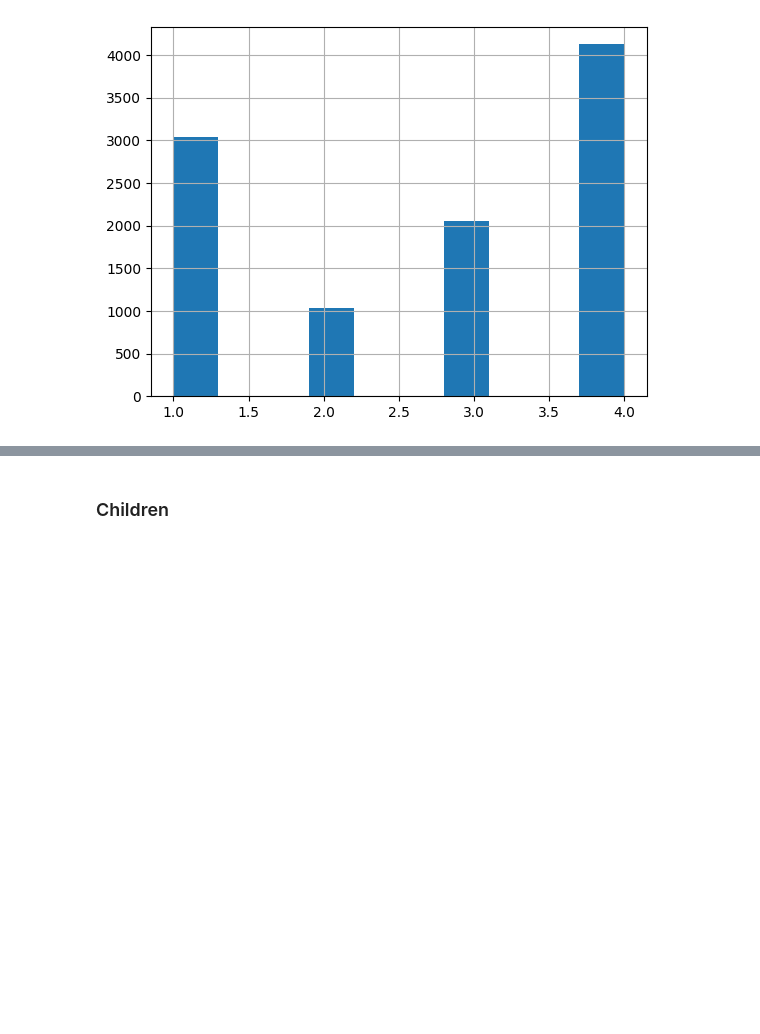
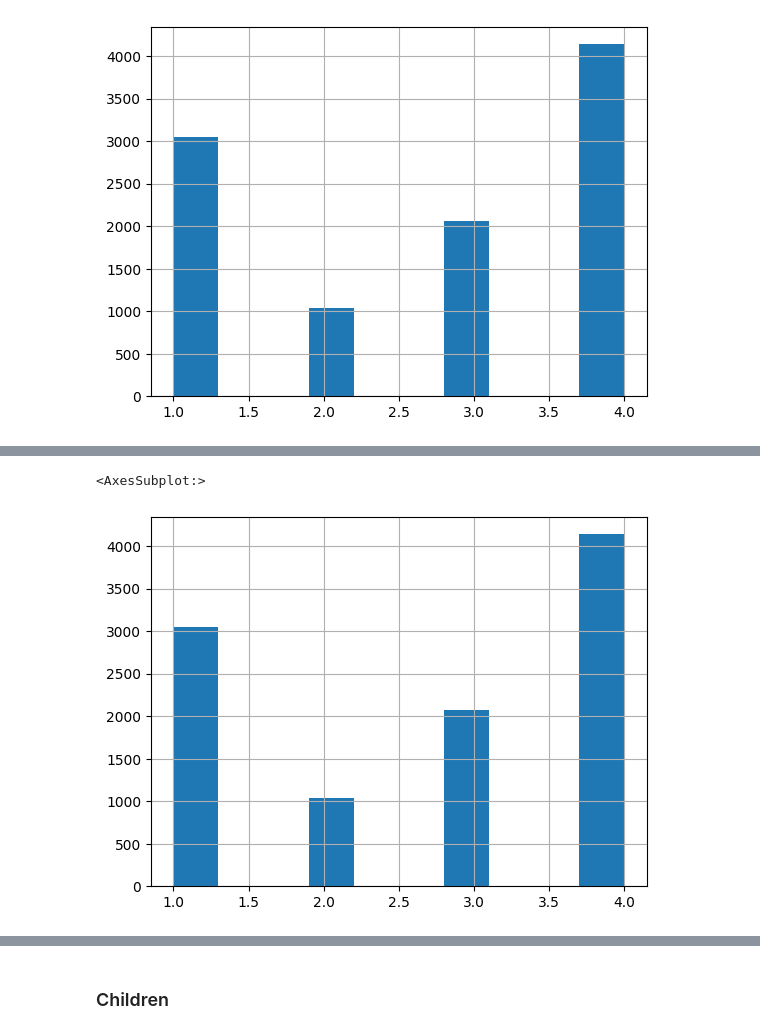
Before and after one commit to joicepreuss/DataMiningHMW--A2ZInsurance, a Jupyter notebook: A2ZInsurance.ipynb, the cells around one changed output, grey strips where cells are left out. Cells and saved outputs as stored; diff of their text form; code cells hidden in the pictures; blank space fills up the shorter version.

```diff
--- a/A2ZInsurance.ipynb
+++ b/A2ZInsurance.ipynb
@@ -340,7 +358,7 @@ MonthSal Before Median: 2501.0
 MonthSal Before Mean: 2506.51
 MonthSal Before Std: 1157.60
 # %%
-df = df[df['MonthSal'] < 10000]
+df = df[(df['MonthSal'] < 10000)|(df['MonthSal'].isna())]
 # %%
 print_metrics(df, 'MonthSal', 'MonthSal After')
 # %% [output]
@@ -416,3 +434,5 @@ df['GeoLivArea'].hist()
 # %% [output]
 <AxesSubplot:>
 [figure]
+# %%
+df = remove_nan_median(df, 'GeoLivArea')
@@ -418,0 +452,5 @@ df['GeoLivArea'].hist()
+# %%
+df['GeoLivArea'].hist()
+# %% [output]
+<AxesSubplot:>
+[figure, added]
```
Also changed, not shown: parts of 20 cells of this notebook.
